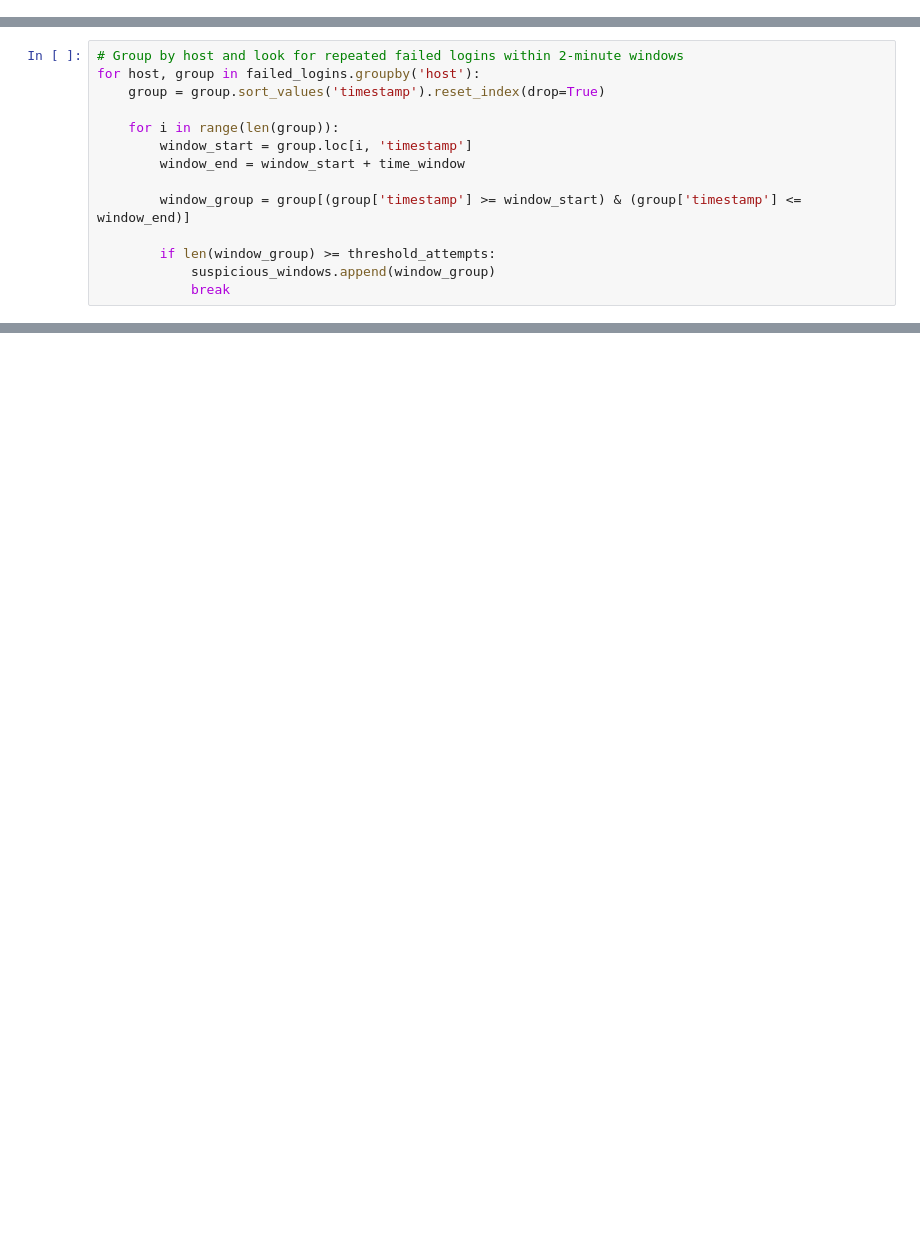
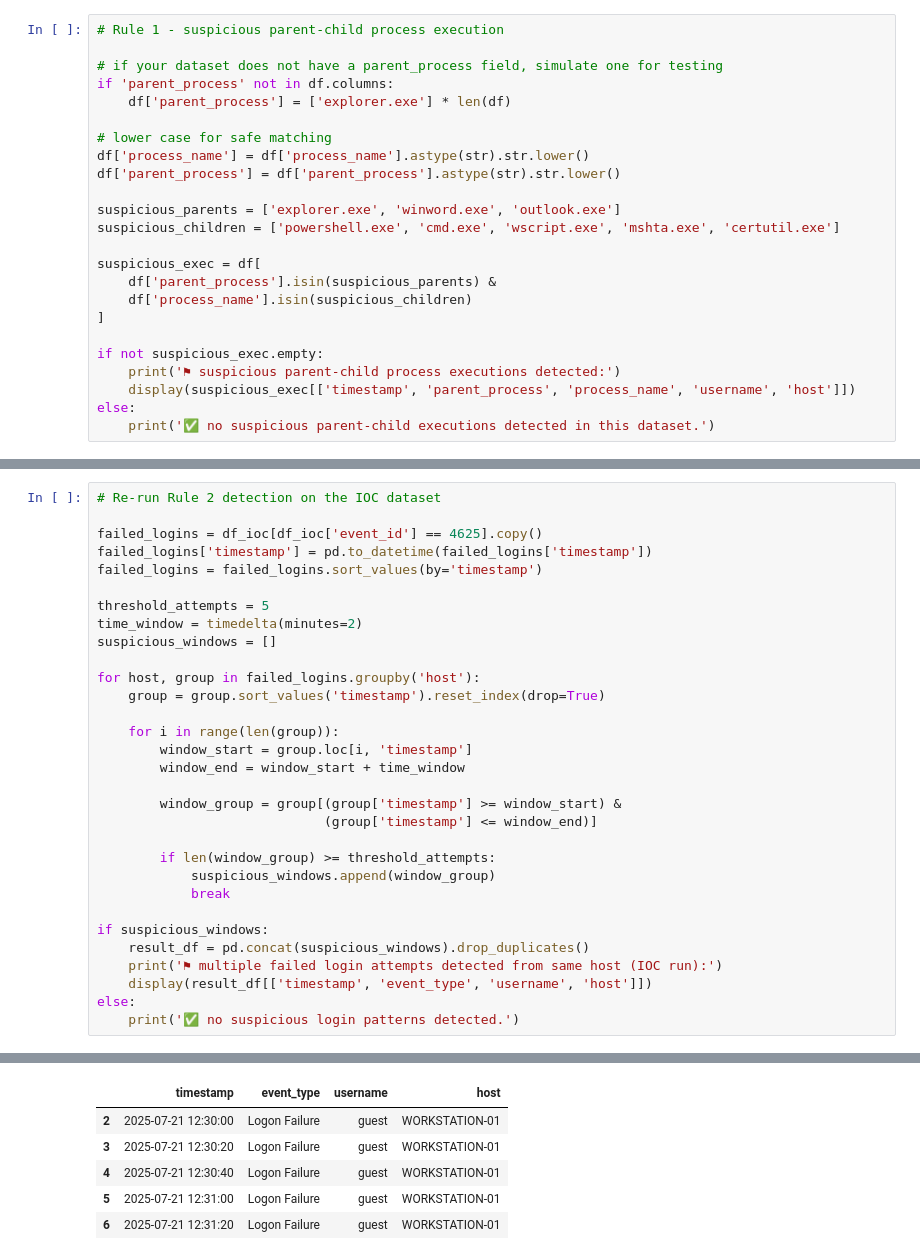
Before and after one commit to Hussien-K11/Simple-SIEM-Simulation, a Jupyter notebook: notebooks/detection_windows_logs.ipynb, the cells around one changed output, grey strips where cells are left out. Cells and saved outputs as stored; diff of their text form; blank space fills up the shorter version.

```diff
--- a/notebooks/detection_windows_logs.ipynb
+++ b/notebooks/detection_windows_logs.ipynb
@@ -87,0 +18,24 @@ suspicious_windows = []
+# %%
+# Rule 1 - suspicious parent-child process execution
+
+# if your dataset does not have a parent_process field, simulate one for testing
+if 'parent_process' not in df.columns:
+    df['parent_process'] = ['explorer.exe'] * len(df)
+
+# lower case for safe matching
+df['process_name'] = df['process_name'].astype(str).str.lower()
+df['parent_process'] = df['parent_process'].astype(str).str.lower()
+
+suspicious_parents = ['explorer.exe', 'winword.exe', 'outlook.exe']
+suspicious_children = ['powershell.exe', 'cmd.exe', 'wscript.exe', 'mshta.exe', 'certutil.exe']
+
+suspicious_exec = df[
+    df['parent_process'].isin(suspicious_parents) &
+    df['process_name'].isin(suspicious_children)
+]
+
+if not suspicious_exec.empty:
+    print('⚑ suspicious parent-child process executions detected:')
+    display(suspicious_exec[['timestamp', 'parent_process', 'process_name', 'username', 'host']])
+else:
+    print('✅ no suspicious parent-child executions detected in this dataset.')
@@ -88,5 +148,14 @@ suspicious_windows = []
 # %%
-# Group by host and look for repeated failed logins within 2-minute windows
+# Re-run Rule 2 detection on the IOC dataset
+
+failed_logins = df_ioc[df_ioc['event_id'] == 4625].copy()
+failed_logins['timestamp'] = pd.to_datetime(failed_logins['timestamp'])
+failed_logins = failed_logins.sort_values(by='timestamp')
+
+threshold_attempts = 5
+time_window = timedelta(minutes=2)
+suspicious_windows = []
+
 for host, group in failed_logins.groupby('host'):
     group = group.sort_values('timestamp').reset_index(drop=True)
 
@@ -94,8 +163,17 @@ for host, group in failed_logins.groupby('host'):
         window_start = group.loc[i, 'timestamp']
         window_end = window_start + time_window
 
-        window_group = group[(group['timestamp'] >= window_start) & (group['timestamp'] <= window_end)]
+        window_group = group[(group['timestamp'] >= window_start) &
+                             (group['timestamp'] <= window_end)]
 
         if len(window_group) >= threshold_attempts:
             suspicious_windows.append(window_group)
             break
+
+if suspicious_windows:
+    result_df = pd.concat(suspicious_windows).drop_duplicates()
+    print('⚑ multiple failed login attempts detected from same host (IOC run):')
+    display(result_df[['timestamp', 'event_type', 'username', 'host']])
+else:
+    print('✅ no suspicious login patterns detected.')
+# %% [output]
@@ -101,0 +181,6 @@ for host, group in failed_logins.groupby('host'):
+|  | timestamp | event_type | username | host |
+| 2 | 2025-07-21 12:30:00 | Logon Failure | guest | WORKSTATION-01 |
+| 3 | 2025-07-21 12:30:20 | Logon Failure | guest | WORKSTATION-01 |
+| 4 | 2025-07-21 12:30:40 | Logon Failure | guest | WORKSTATION-01 |
+| 5 | 2025-07-21 12:31:00 | Logon Failure | guest | WORKSTATION-01 |
+| 6 | 2025-07-21 12:31:20 | Logon Failure | guest | WORKSTATION-01 |
```
Also changed, not shown: parts of 15 cells of this notebook, 2 other files.
